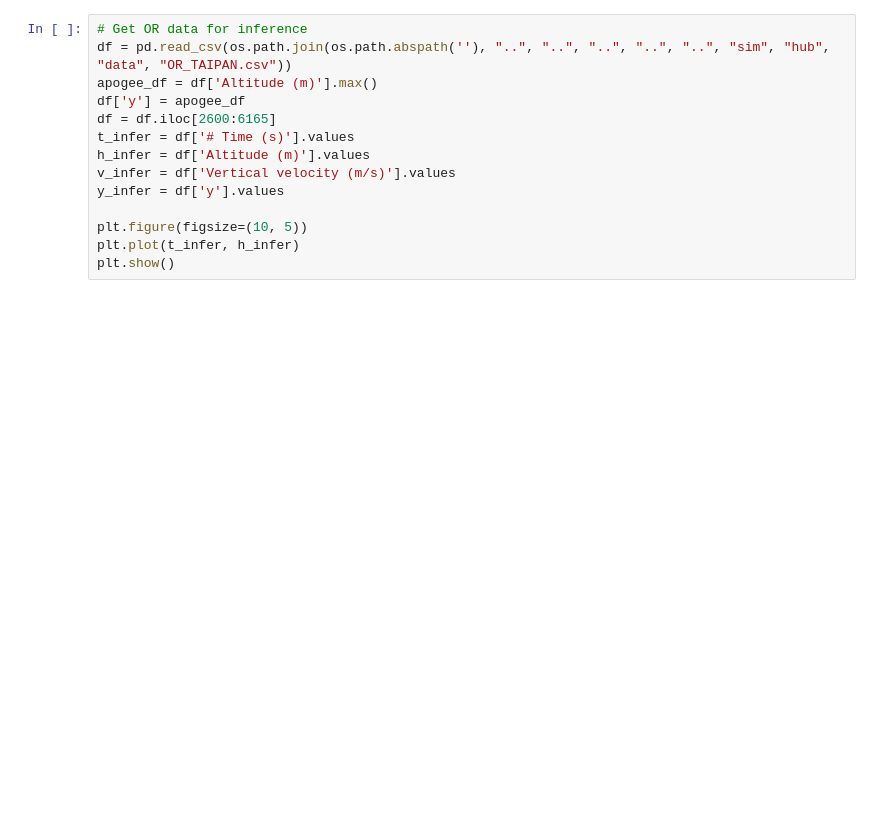
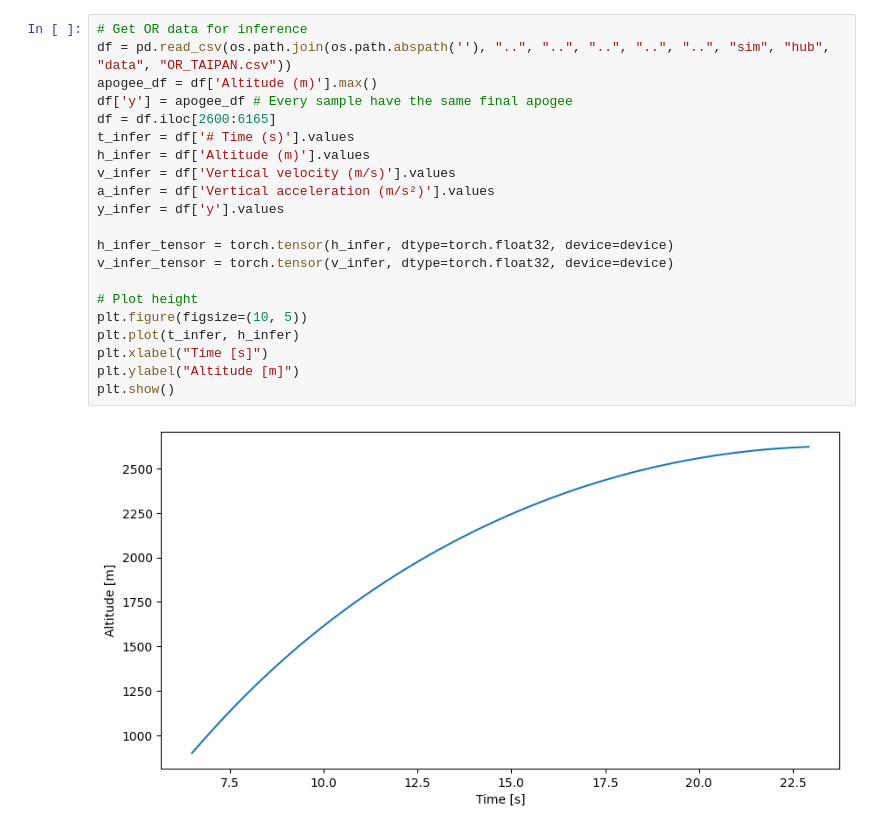
Before and after one commit to RocketScienceOfficial/rocket-codebase, a Jupyter notebook: firmware/src/modules/airbrake_nn/model/airbrake_model.ipynb, the cells around one changed output. Drawn from its saved outputs; the diff is of its cells as text; blank space fills up the shorter version.

```diff
--- a/firmware/src/modules/airbrake_nn/model/airbrake_model.ipynb
+++ b/firmware/src/modules/airbrake_nn/model/airbrake_model.ipynb
@@ -206,14 +365,23 @@ torch.save(model.state_dict(), os.path.join(os.path.abspath(''), "airbrake_pinn.
 # %%
 # Get OR data for inference
 df = pd.read_csv(os.path.join(os.path.abspath(''), "..", "..", "..", "..", "..", "sim", "hub", "data", "OR_TAIPAN.csv"))
 apogee_df = df['Altitude (m)'].max()
-df['y'] = apogee_df
+df['y'] = apogee_df # Every sample have the same final apogee
 df = df.iloc[2600:6165]
 t_infer = df['# Time (s)'].values
 h_infer = df['Altitude (m)'].values
 v_infer = df['Vertical velocity (m/s)'].values
+a_infer = df['Vertical acceleration (m/s²)'].values
 y_infer = df['y'].values
 
+h_infer_tensor = torch.tensor(h_infer, dtype=torch.float32, device=device)
+v_infer_tensor = torch.tensor(v_infer, dtype=torch.float32, device=device)
+
+# Plot height
 plt.figure(figsize=(10, 5))
 plt.plot(t_infer, h_infer)
+plt.xlabel("Time [s]")
+plt.ylabel("Altitude [m]")
 plt.show()
+# %% [output]
+[figure, added]
```
Also changed, not shown: parts of 27 cells of this notebook, 5 other files.
